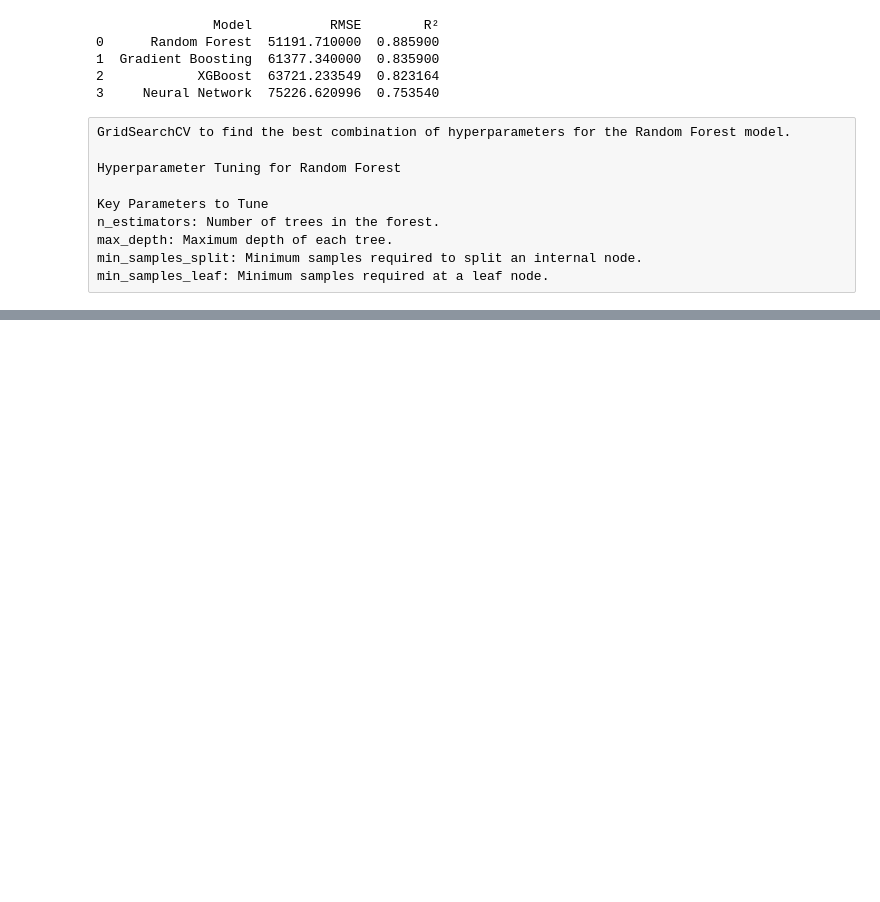
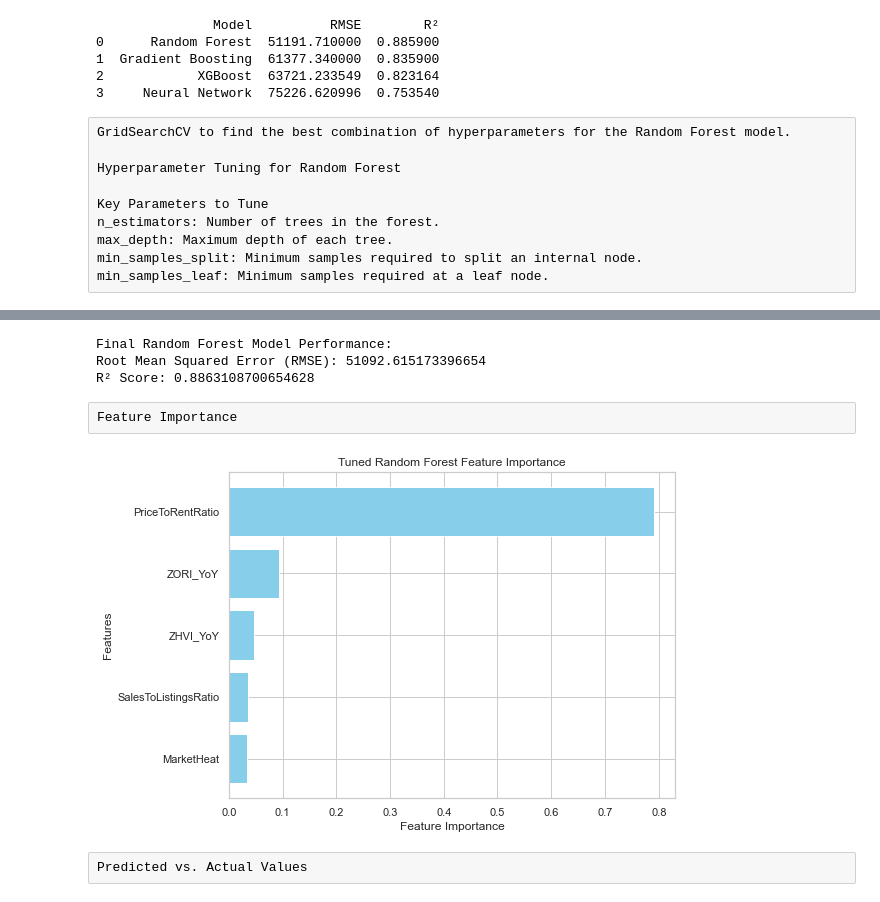
Before and after one commit to koka2608/Home-Value-Prediction, a Jupyter notebook: Real Estate.ipynb, the cells around one changed output, grey strips where cells are left out. Cells and saved outputs as stored; diff of their text form; code cells hidden in the pictures; blank space fills up the shorter version.

```diff
--- a/Real Estate.ipynb
+++ b/Real Estate.ipynb
@@ -726,0 +842,49 @@ Fitting 3 folds for each of 24 candidates, totalling 72 fits
+# %%
+# Train the final Random Forest model with the best parameters
+final_rf_model = RandomForestRegressor(
+    max_depth=None,
+    min_samples_leaf=1,
+    min_samples_split=2,
+    n_estimators=200,
+    random_state=42
+)
+
+final_rf_model.fit(X_train, y_train)
+
+# Make predictions on the test set
+y_pred_final_rf = final_rf_model.predict(X_test)
+
+# Evaluate the final model
+rmse_final_rf = mean_squared_error(y_test, y_pred_final_rf, squared=False)
+r2_final_rf = r2_score(y_test, y_pred_final_rf)
+
+print(f"Final Random Forest Model Performance:")
+print(f"Root Mean Squared Error (RMSE): {rmse_final_rf}")
+print(f"R² Score: {r2_final_rf}")
+# %% [output]
+Final Random Forest Model Performance:
+Root Mean Squared Error (RMSE): 51092.615173396654
+R² Score: 0.8863108700654628
+# %% [raw]
+Feature Importance
+# %%
+# Feature Importance
+import matplotlib.pyplot as plt
+
+feature_importance = pd.DataFrame({
+    'Feature': X_train.columns,
+    'Importance': final_rf_model.feature_importances_
+}).sort_values(by='Importance', ascending=False)
+
+# Plot feature importance
+plt.figure(figsize=(8, 6))
+plt.barh(feature_importance['Feature'], feature_importance['Importance'], color='skyblue')
+plt.xlabel("Feature Importance")
+plt.ylabel("Features")
+plt.title("Tuned Random Forest Feature Importance")
+plt.gca().invert_yaxis()
+plt.show()
+# %% [output]
+[figure, added]
+# %% [raw]
+Predicted vs. Actual Values
```
Also changed, not shown: parts of 21 cells of this notebook.
